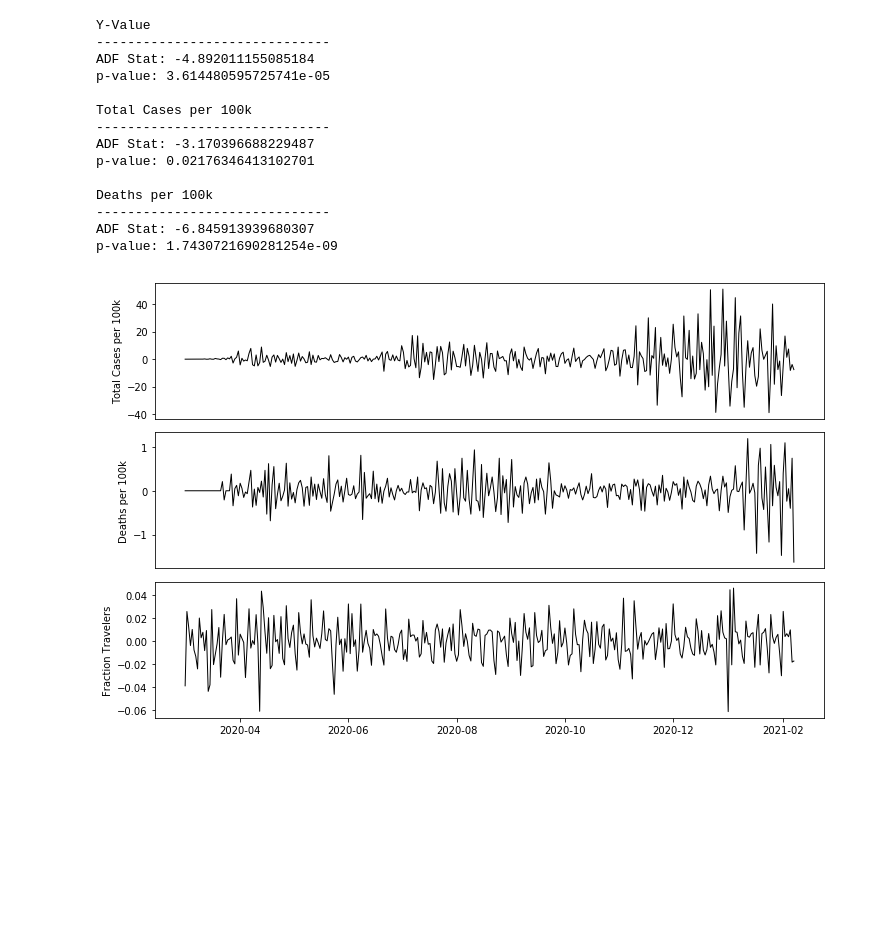
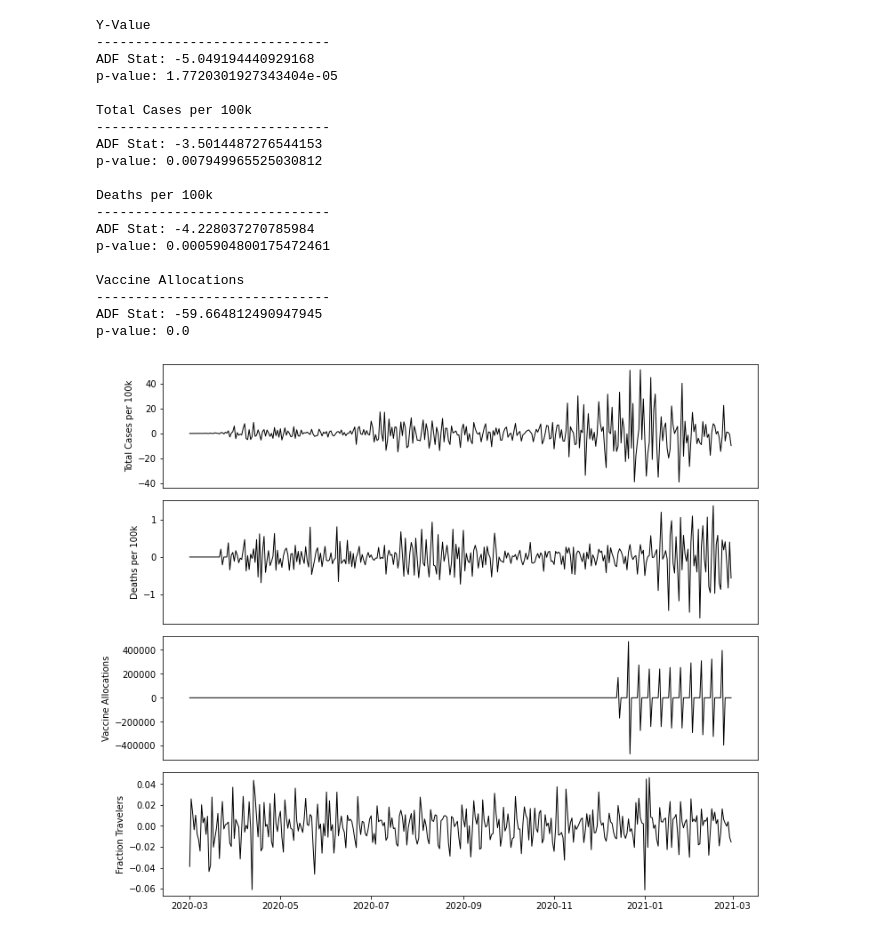
Before and after one commit to mrepasky3/ISYE6416-Spring2021-Project, a Jupyter notebook: AutoRegression.ipynb, the cells around one changed output. Saved outputs shown, nothing was run; the diff lists cells and outputs as text; code cells hidden in the pictures; blank space fills up the shorter version.

```diff
--- a/AutoRegression.ipynb
+++ b/AutoRegression.ipynb
@@ -12,0 +11,11 @@ dates, state_y, state_X, feature_labels = covid_feature_extraction.state_extract
+# %%
+alloc_dates, state_y, first_dose = covid_feature_extraction.first_dose("Georgia","GA","Population")
+alloc_dates, state_y, second_dose = covid_feature_extraction.second_dose("Georgia","GA","Population")
+dates, state_y, state_X, feature_labels = covid_feature_extraction.state_extraction("Population")
+
+dose_allocations = first_dose+second_dose
+
+padded_doses = np.pad(dose_allocations,pad_width=(state_X.shape[0]-len(dose_allocations),0))
+state_X = pd.concat([state_X,pd.Series(padded_doses,name="vaccine_allocations")],axis=1)
+
+feature_labels += ["Vaccine Allocations"]
@@ -81,7 +123,7 @@ p_val_dict
 # %%
-train_frac = 0.85
+train_frac = 0.9
 # %%
-vector_data = pd.concat([state_y.reset_index(drop=True),state_X["total_cases"],state_X["deaths"]],axis=1)
+vector_data = pd.concat([state_y.reset_index(drop=True),state_X["total_cases"],state_X["deaths"],state_X["vaccine_allocations"]],axis=1)
 vector_data_train = vector_data.iloc[:int(train_frac*len(vector_data)),:]
 vector_data_test = vector_data.iloc[int(train_frac*len(vector_data)):,:]
 vector_data_train
@@ -139,42 +190,55 @@ total_cases_adf, total_cases_pval = total_cases_stationarity[0], total_cases_sta
 death_stationarity = adfuller(vector_data_diff["deaths"])
 death_adf, death_pval = death_stationarity[0], death_stationarity[1]
 
+vax_stationarity = adfuller(vector_data_diff["vaccine_allocations"])
+vax_adf, vax_pval = vax_stationarity[0], vax_stationarity[1]
+
 print("Y-Value\n------------------------------\nADF Stat: {}\np-value: {}".format(y_adf, y_pval))
 print("\nTotal Cases per 100k\n------------------------------\nADF Stat: {}\np-value: {}".format(total_cases_adf, total_cases_pval))
 print("\nDeaths per 100k\n------------------------------\nADF Stat: {}\np-value: {}".format(death_adf, death_pval))
+print("\nVaccine Allocations\n------------------------------\nADF Stat: {}\np-value: {}".format(vax_adf, vax_pval))
 # %% [output]
 Y-Value
 ------------------------------
-ADF Stat: -4.892011155085184
-p-value: 3.614480595725741e-05
+ADF Stat: -5.049194440929168
+p-value: 1.7720301927343404e-05
 
 Total Cases per 100k
 ------------------------------
-ADF Stat: -3.170396688229487
-p-value: 0.02176346413102701
+ADF Stat: -3.5014487276544153
+p-value: 0.007949965525030812
 
 Deaths per 100k
 ------------------------------
-ADF Stat: -6.845913939680307
-p-value: 1.7430721690281254e-09
+ADF Stat: -4.228037270785984
+p-value: 0.0005904800175472461
+
+Vaccine Allocations
+------------------------------
+ADF Stat: -59.664812490947945
+p-value: 0.0
 # %%
-fig, ax = plt.subplots(3,1,figsize=(12,8))
+fig, ax = plt.subplots(4,1,figsize=(12,11))
 
 ax[0].plot(dates[1:int(train_frac*len(vector_data))], vector_data_diff["total_cases"],color='k',lw=1)
 ax[0].tick_params(axis='x',bottom=False,labelbottom=False)
 ax[0].set_ylabel("Total Cases per 100k")
 
 ax[1].plot(dates[1:int(train_frac*len(vector_data))], vector_data_diff["deaths"],color='k',lw=1)
 ax[1].tick_params(axis='x',bottom=False,labelbottom=False)
 ax[1].set_ylabel("Deaths per 100k")
 
-ax[2].plot(dates[1:int(train_frac*len(vector_data))], vector_data_diff["Population Not Staying at Home"],color='k',lw=1)
-ax[2].set_ylabel("Fraction Travelers")
+ax[2].plot(dates[1:int(train_frac*len(vector_data))], vector_data_diff["vaccine_allocations"],color='k',lw=1)
+ax[2].tick_params(axis='x',bottom=False,labelbottom=False)
+ax[2].set_ylabel("Vaccine Allocations")
+
+ax[3].plot(dates[1:int(train_frac*len(vector_data))], vector_data_diff["Population Not Staying at Home"],color='k',lw=1)
+ax[3].set_ylabel("Fraction Travelers")
 
 plt.subplots_adjust(hspace = 0.1)
 plt.show()
 # %% [output]
-[figure, old version]
+[figure, new version]
 # %%
 # model = VAR(vector_data_diff,dates=dates[1:])
 # aic_vals = []
```
Also changed, not shown: parts of 18 cells of this notebook, 5 other files.
